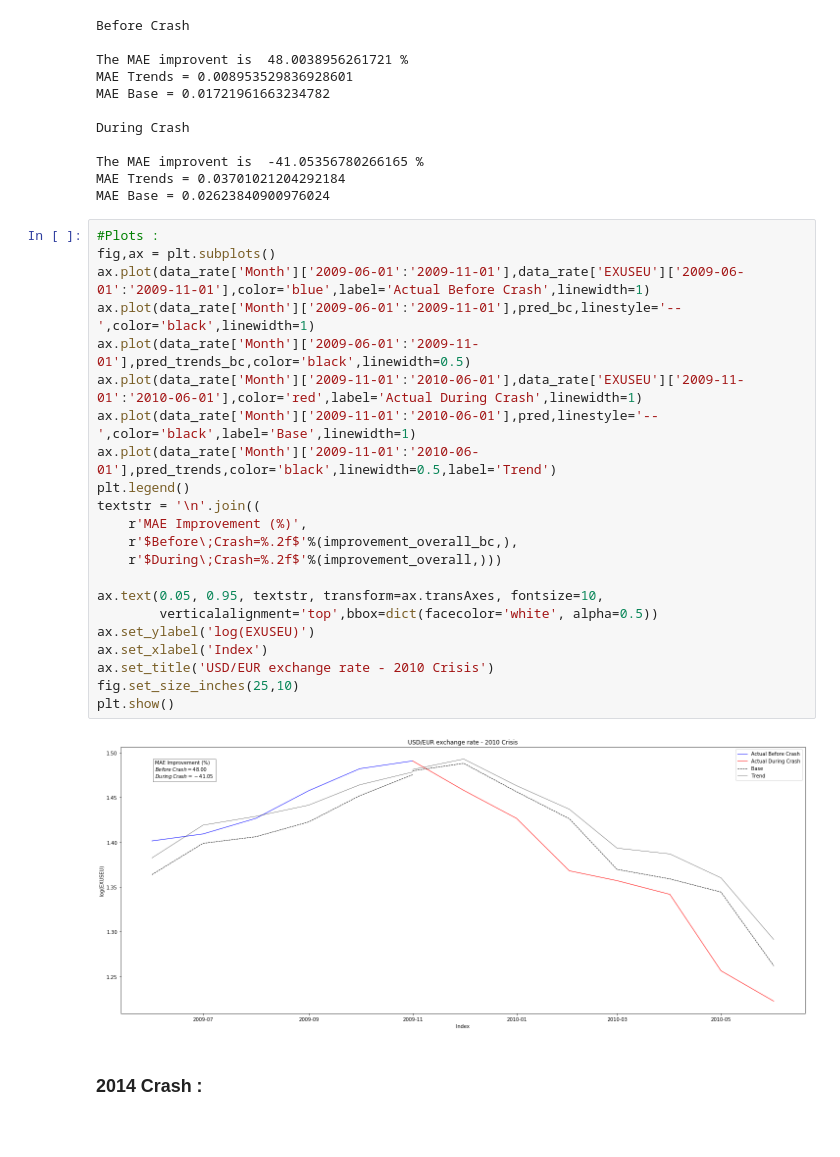
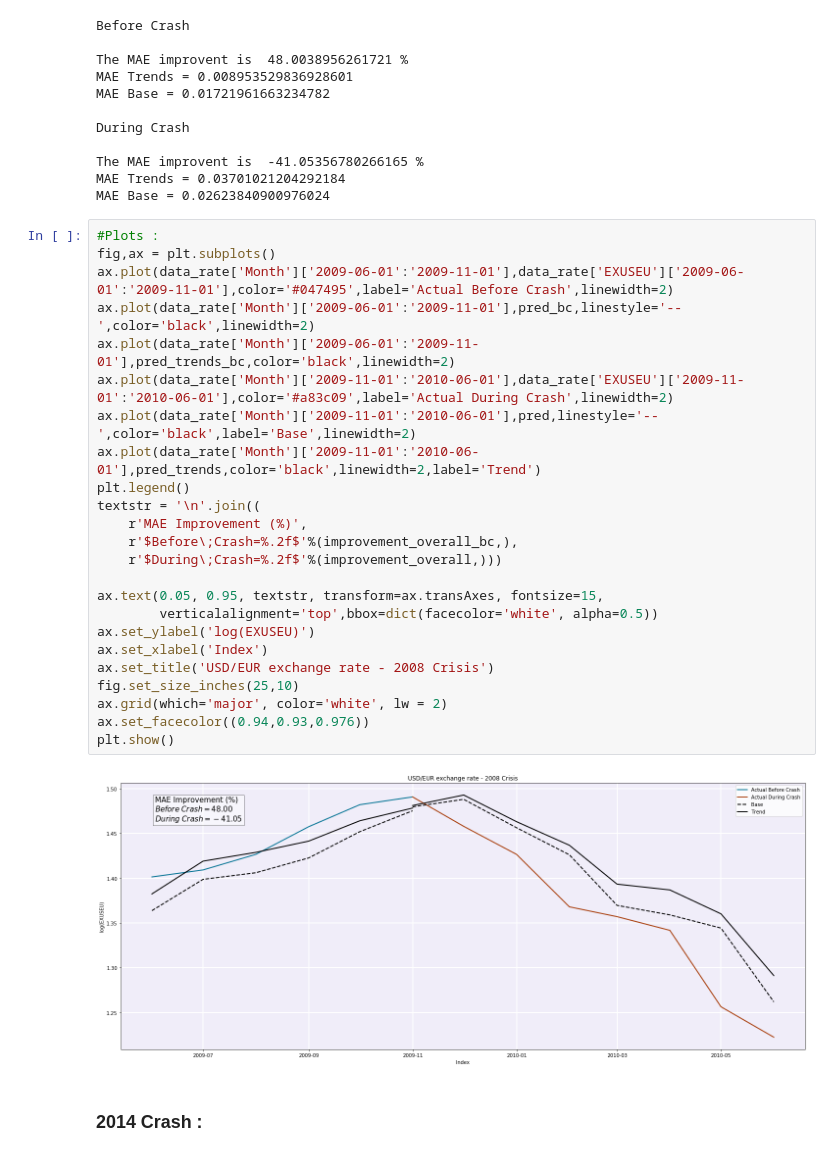
Before and after one commit to epfl-ada/ada-2020-project-milestone-p3-p3_adaimb, a Jupyter notebook: MilestoneP4.ipynb, the cells around one changed output. Drawn from its saved outputs; the diff is of its cells as text.

```diff
--- a/MilestoneP4.ipynb
+++ b/MilestoneP4.ipynb
@@ -975,27 +981,29 @@ MAE Base = 0.02623840900976024
 # %%
 #Plots :
 fig,ax = plt.subplots()
-ax.plot(data_rate['Month']['2009-06-01':'2009-11-01'],data_rate['EXUSEU']['2009-06-01':'2009-11-01'],color='blue',label='Actual Before Crash',linewidth=1)
-ax.plot(data_rate['Month']['2009-06-01':'2009-11-01'],pred_bc,linestyle='--',color='black',linewidth=1)
-ax.plot(data_rate['Month']['2009-06-01':'2009-11-01'],pred_trends_bc,color='black',linewidth=0.5)
-ax.plot(data_rate['Month']['2009-11-01':'2010-06-01'],data_rate['EXUSEU']['2009-11-01':'2010-06-01'],color='red',label='Actual During Crash',linewidth=1)
-ax.plot(data_rate['Month']['2009-11-01':'2010-06-01'],pred,linestyle='--',color='black',label='Base',linewidth=1)
-ax.plot(data_rate['Month']['2009-11-01':'2010-06-01'],pred_trends,color='black',linewidth=0.5,label='Trend')
+ax.plot(data_rate['Month']['2009-06-01':'2009-11-01'],data_rate['EXUSEU']['2009-06-01':'2009-11-01'],color='#047495',label='Actual Before Crash',linewidth=2)
+ax.plot(data_rate['Month']['2009-06-01':'2009-11-01'],pred_bc,linestyle='--',color='black',linewidth=2)
+ax.plot(data_rate['Month']['2009-06-01':'2009-11-01'],pred_trends_bc,color='black',linewidth=2)
+ax.plot(data_rate['Month']['2009-11-01':'2010-06-01'],data_rate['EXUSEU']['2009-11-01':'2010-06-01'],color='#a83c09',label='Actual During Crash',linewidth=2)
+ax.plot(data_rate['Month']['2009-11-01':'2010-06-01'],pred,linestyle='--',color='black',label='Base',linewidth=2)
+ax.plot(data_rate['Month']['2009-11-01':'2010-06-01'],pred_trends,color='black',linewidth=2,label='Trend')
 plt.legend()
 textstr = '\n'.join((
     r'MAE Improvement (%)',
     r'$Before\;Crash=%.2f$'%(improvement_overall_bc,),
     r'$During\;Crash=%.2f$'%(improvement_overall,)))
 
-ax.text(0.05, 0.95, textstr, transform=ax.transAxes, fontsize=10,
+ax.text(0.05, 0.95, textstr, transform=ax.transAxes, fontsize=15,
         verticalalignment='top',bbox=dict(facecolor='white', alpha=0.5))
 ax.set_ylabel('log(EXUSEU)')
 ax.set_xlabel('Index')
-ax.set_title('USD/EUR exchange rate - 2010 Crisis')
+ax.set_title('USD/EUR exchange rate - 2008 Crisis')
 fig.set_size_inches(25,10)
+ax.grid(which='major', color='white', lw = 2)
+ax.set_facecolor((0.94,0.93,0.976))
 plt.show()
 # %% [output]
-[figure, old version]
+[figure, new version]
 # %% [markdown]
 ### 2014 Crash :
 # %%
```
Also changed, not shown: parts of 10 cells of this notebook.
